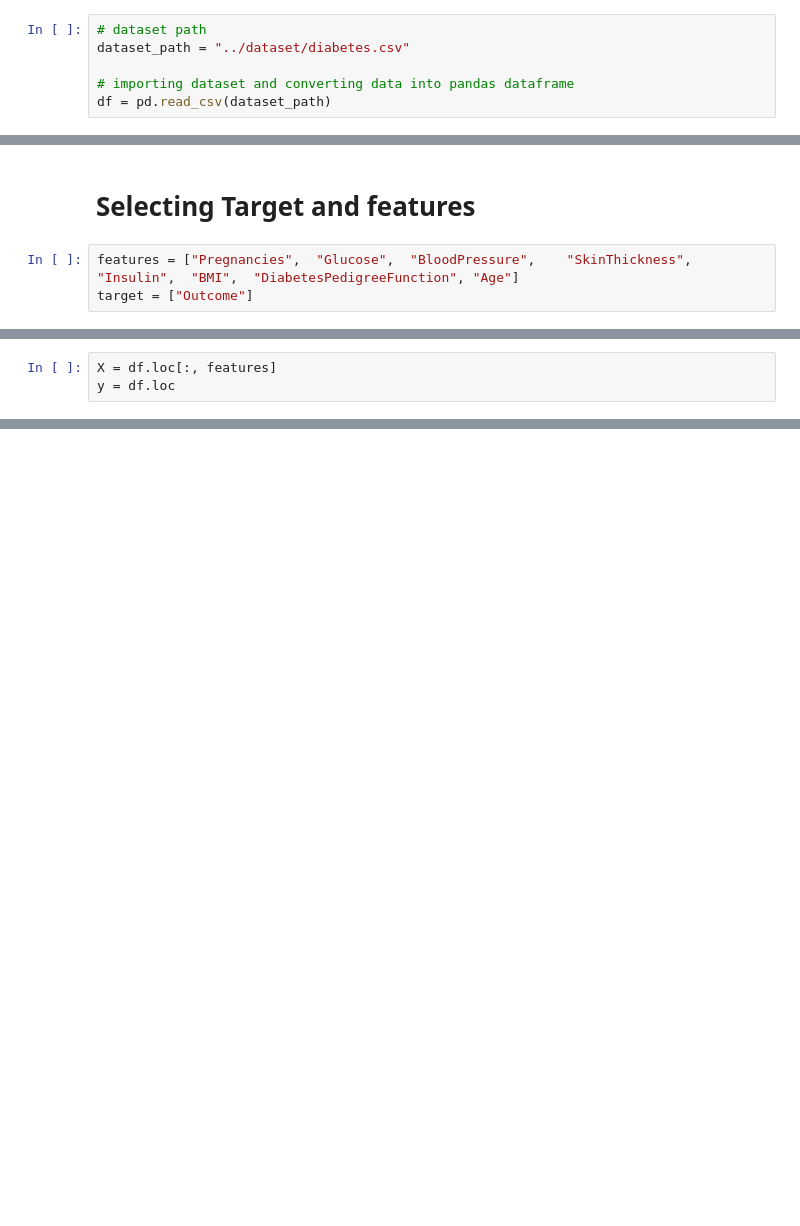
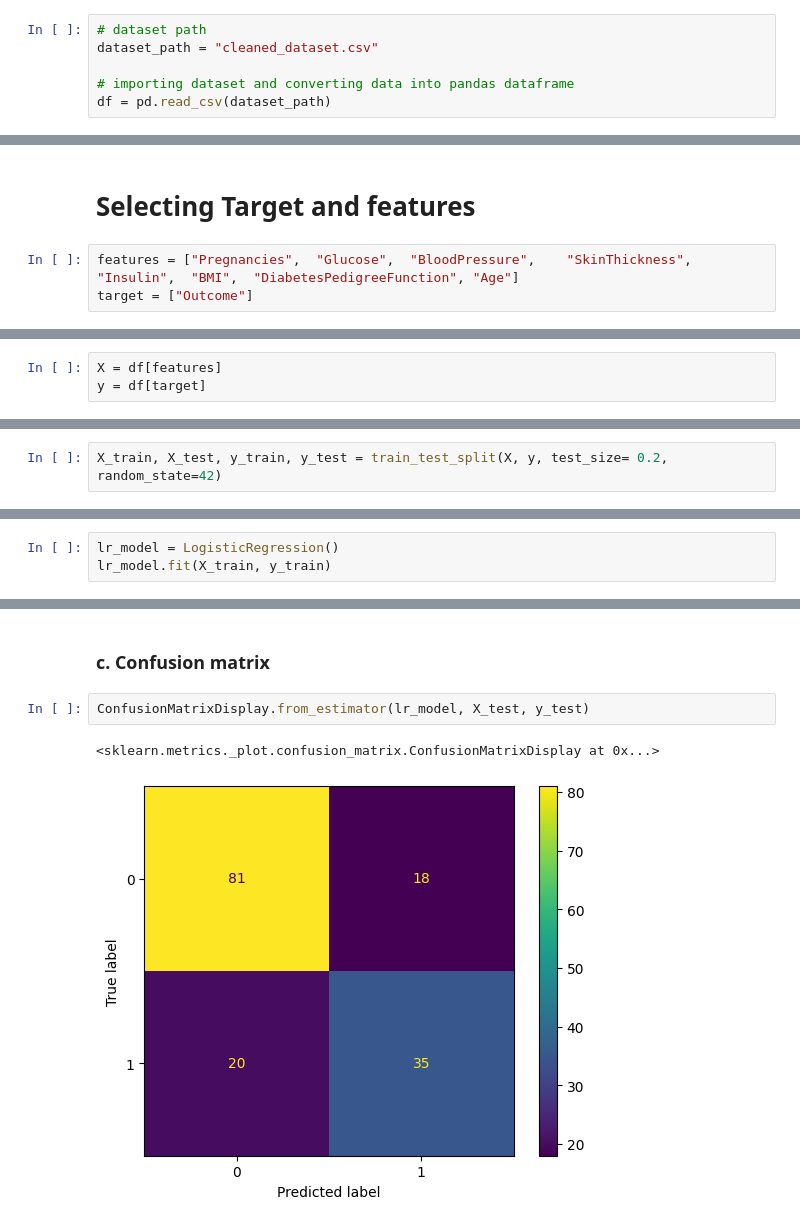
Before and after one commit to Naresh-Dhimal/Diabetes-Classification, a Jupyter notebook: notebooks/Modeling.ipynb, the cells around one changed output, grey strips where cells are left out. Cells and saved outputs as stored; diff of their text form; blank space fills up the shorter version.

Commit message:
Modeling and Evalution

```diff
--- a/notebooks/Modeling.ipynb
+++ b/notebooks/Modeling.ipynb
@@ -7,7 +24,7 @@ import pandas as pd
 ### Dataset loading
 # %%
 # dataset path
-dataset_path = "../dataset/diabetes.csv"
+dataset_path = "cleaned_dataset.csv"
 
 # importing dataset and converting data into pandas dataframe
 df = pd.read_csv(dataset_path)
@@ -28,3 +47,3 @@ target = ["Outcome"]
 # %%
-X = df.loc[:, features]
-y = df.loc
+X = df[features]
+y = df[target]
@@ -30,0 +53,2 @@ y = df.loc
+# %%
+X_train, X_test, y_train, y_test = train_test_split(X, y, test_size= 0.2, random_state=42)
@@ -30,0 +70,3 @@ y = df.loc
+# %%
+lr_model = LogisticRegression()
+lr_model.fit(X_train, y_train)
@@ -30,0 +110,7 @@ y = df.loc
+# %% [markdown]
+### c. Confusion matrix
+# %%
+ConfusionMatrixDisplay.from_estimator(lr_model, X_test, y_test)
+# %% [output]
+<sklearn.metrics._plot.confusion_matrix.ConfusionMatrixDisplay at 0x...>
+[figure, added]
```
Also changed, not shown: parts of 50 cells of this notebook, 2 other files.
